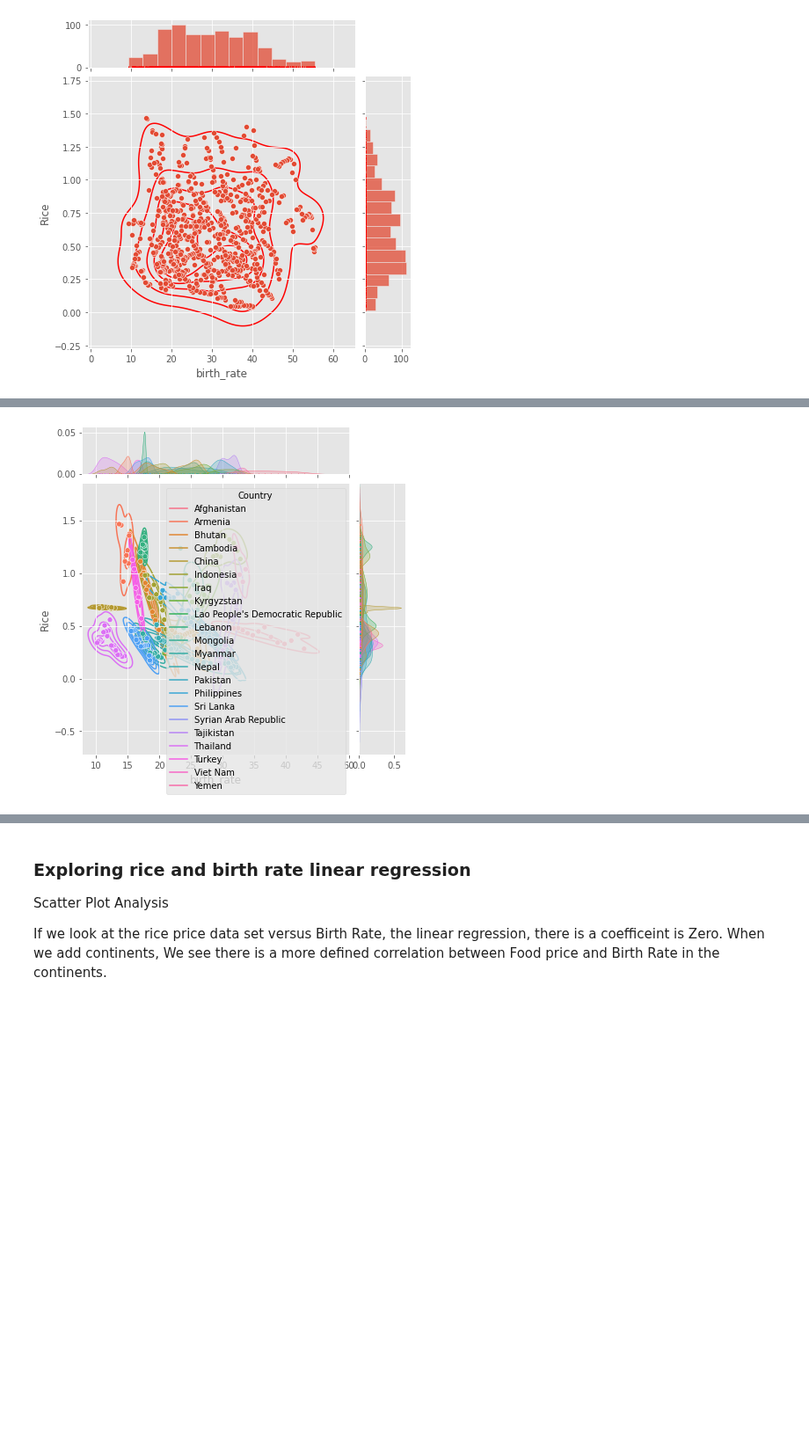
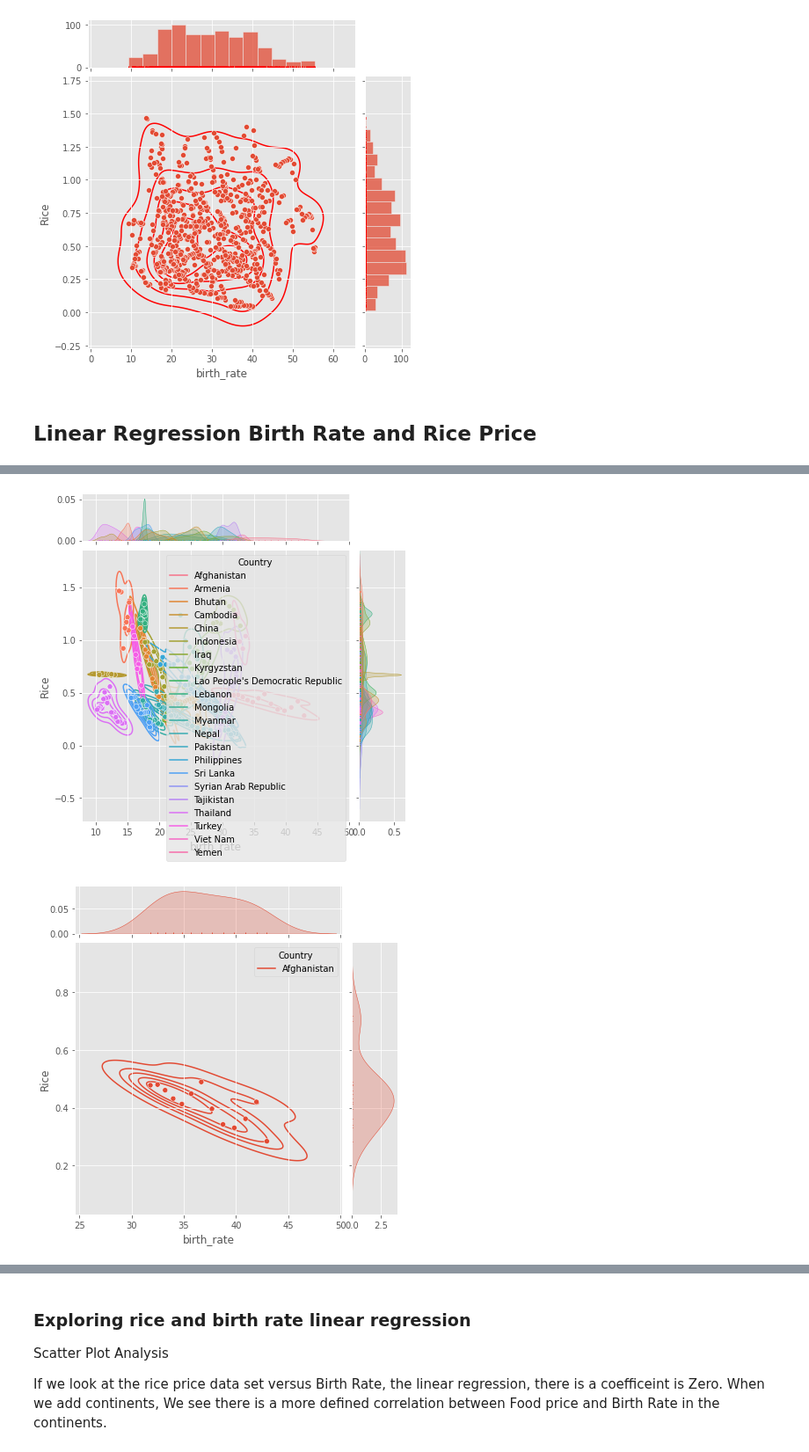
Before and after one commit to MaxSMCON/Group_2, a Jupyter notebook: Group_2_Stats.ipynb, the cells around one changed output, grey strips where cells are left out. Shown at 88% size. Drawn from its saved outputs; the diff is of its cells as text; code cells hidden in the pictures; blank space fills up the shorter version.

```diff
--- a/Group_2_Stats.ipynb
+++ b/Group_2_Stats.ipynb
@@ -1164,6 +1175,8 @@ g.plot_marginals(sns.rugplot, color = 'r',
                  clip_on = False );
 # %% [output]
 [figure]
+# %% [markdown]
+## Linear Regression Birth Rate and Rice Price
 # %%
 # birth rate and rice in Asia
 g1 = sns.jointplot(data = df_rice.loc[df_rice['Continent']=='Asia'],
@@ -1175,33 +1188,45 @@ g1.plot_joint(sns.kdeplot, color = 'r', zorder= 0, levels = 6)
 g1.plot_marginals(sns.rugplot, color = 'r',
                 #  height= -.2,
                  clip_on = False , );
 
 g2 = sns.jointplot(data = df_rice.loc[df_rice['Continent']=='Asia'],
               x = 'birth_rate',
               y = "Rice",
               hue = 'Region',
               # kind = 'kde',
               marginal_ticks= True, );
 
 g2.plot_joint(sns.kdeplot, color = 'r', zorder= 0, levels = 6)
 g2.plot_marginals(sns.rugplot, color = 'r',
                 #  height= -.2,
                  clip_on = False, );
 g2 = sns.jointplot(data = df_rice.loc[df_rice['Continent']=='Asia'],
               x = 'birth_rate',
               y = "Rice",
               hue = 'Country',
               # kind = 'kde',
               marginal_ticks= True, );
 
 g2.plot_joint(sns.kdeplot, color = 'r', zorder= 0, levels = 6)
 g2.plot_marginals(sns.rugplot, color = 'r',
                 #  height= -.2,
                  clip_on = False, );
+g3 = sns.jointplot(data = df_rice.loc[df_rice['Country']=='Afghanistan'],
+              x = 'birth_rate',
+              y = "Rice",
+              hue = 'Country',
+              # kind = 'kde',
+              marginal_ticks= True, );
+
+g3.plot_joint(sns.kdeplot, color = 'r', zorder= 0, levels = 6)
+g3.plot_marginals(sns.rugplot, color = 'r',
+                #  height= -.2,
+                 clip_on = False, );
 # %% [output]
 [figure]
 [figure]
 [figure]
+[figure, added]
 # %%
 m = sm.ols('birth_rate ~ Rice', data = df_rice.loc[df_rice['Continent']=='Asia'])
 m = m.fit()
```
Also changed, not shown: parts of 23 cells of this notebook.
